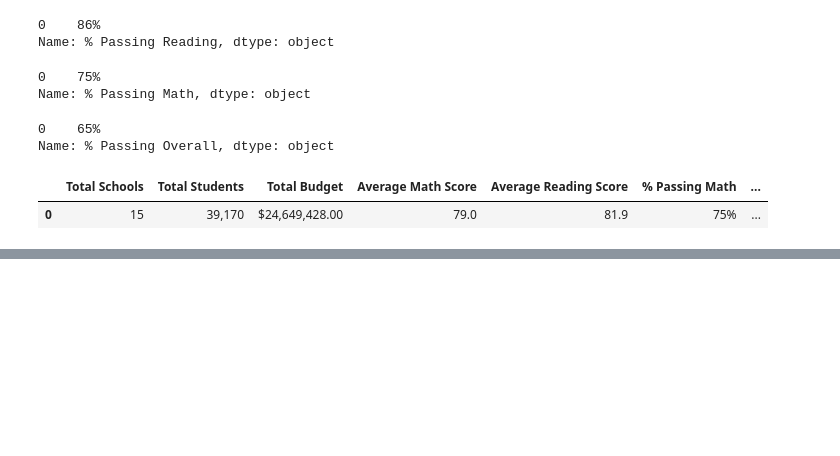
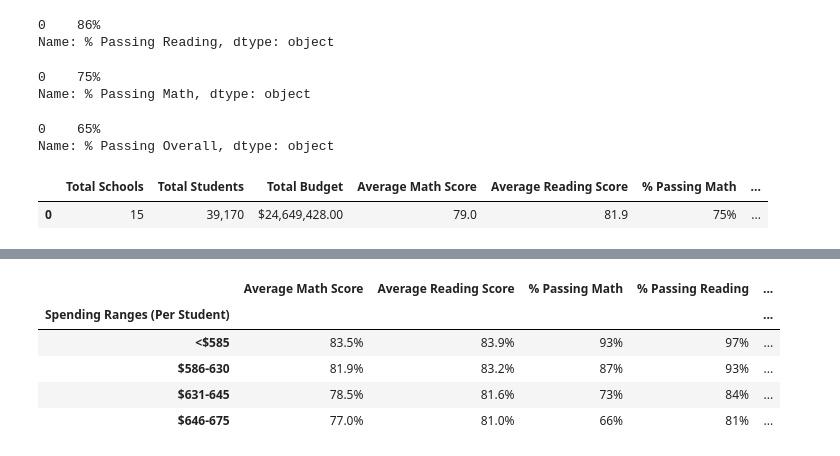
Before and after one commit to sdguerrette/School_District_Analysis, a Jupyter notebook: PyCitySchools.ipynb, the cells around one changed output, grey strips where cells are left out. Saved outputs shown, nothing was run; the diff lists cells and outputs as text; code cells hidden in the pictures; blank space fills up the shorter version.

```diff
--- a/PyCitySchools.ipynb
+++ b/PyCitySchools.ipynb
@@ -780,0 +875,15 @@ reading_scores_by_grade.head()
+# %%
+#format
+spending_summary_df["Average Math Score"] = spending_summary_df["Average Math Score"].map("{:.1f}%".format)
+spending_summary_df["Average Reading Score"] = spending_summary_df["Average Reading Score"].map("{:.1f}%".format)
+spending_summary_df["% Passing Math"] = spending_summary_df["% Passing Math"].map("{:.0f}%".format)
+spending_summary_df["% Passing Reading"] = spending_summary_df["% Passing Reading"].map("{:.0f}%".format)
+spending_summary_df["% Passing Overall"] = spending_summary_df["% Passing Overall"].map("{:.0f}%".format)
+spending_summary_df
+# %% [output]
+|  | Average Math Score | Average Reading Score | % Passing Math | % Passing Reading | ... |
+| Spending Ranges (Per Student) |  |  |  |  | ... |
+| <$585 | 83.5% | 83.9% | 93% | 97% | ... |
+| $586-630 | 81.9% | 83.2% | 87% | 93% | ... |
+| $631-645 | 78.5% | 81.6% | 73% | 84% | ... |
+| $646-675 | 77.0% | 81.0% | 66% | 81% | ... |
```
Also changed, not shown: parts of 67 cells of this notebook.
